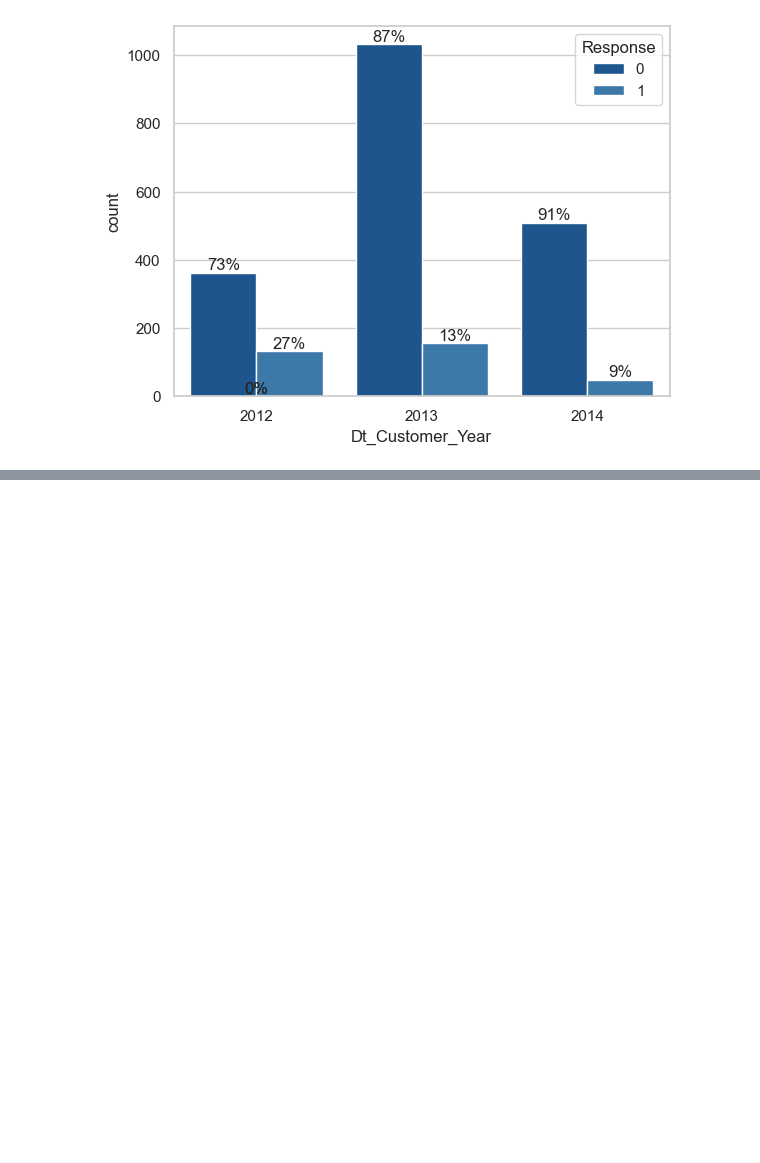
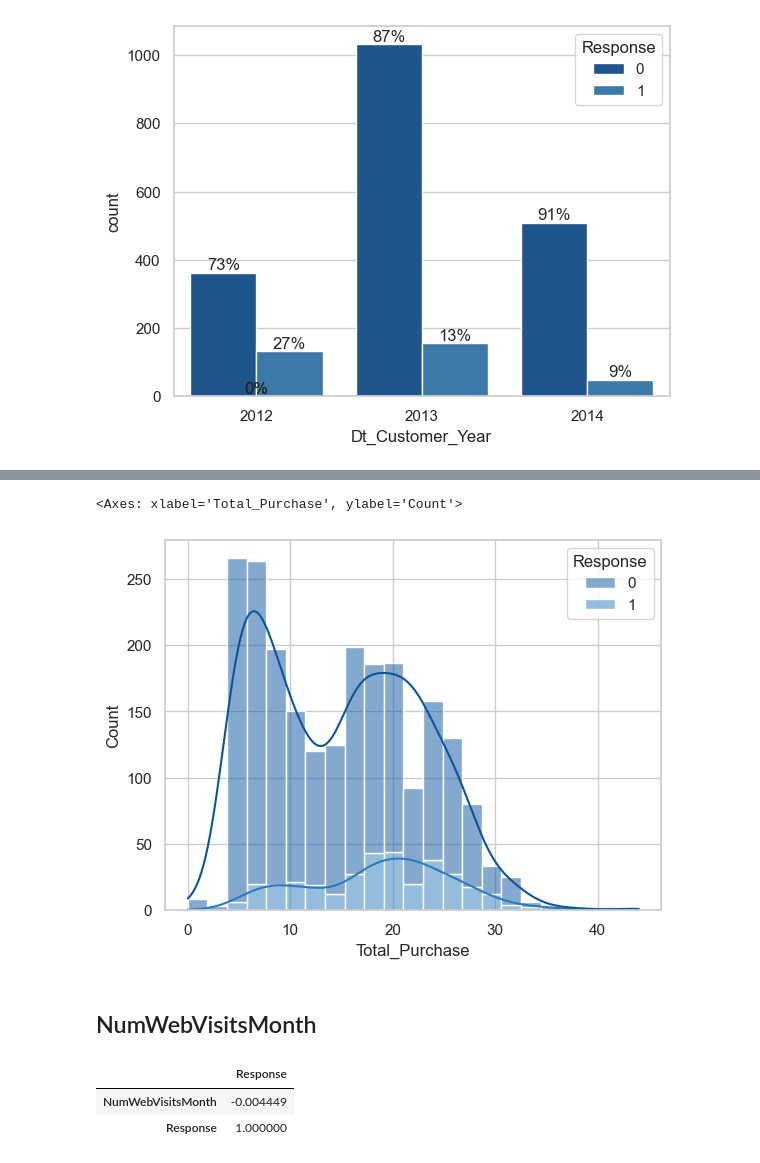
Before and after one commit to FemasAriandaRizki/marketing_analisis, a Jupyter notebook: marketing_analysis.ipynb, the cells around one changed output, grey strips where cells are left out. Cells and saved outputs as stored; diff of their text form; code cells hidden in the pictures; blank space fills up the shorter version.

```diff
--- a/marketing_analysis.ipynb
+++ b/marketing_analysis.ipynb
@@ -379,0 +434,3 @@ barPerc(df, 'Dt_Customer_Year', ax)
+# %%
+purchase_features = [ c for c in df.columns if 'Purchases' in str(c)]
+purchase_features.append('Response')
@@ -379,0 +446,19 @@ barPerc(df, 'Dt_Customer_Year', ax)
+# %%
+df['Total_Purchase'] = df[purchase_features].sum(axis=1)
+# %%
+sns.histplot(data=df, kde=True, x='Total_Purchase', hue='Response', multiple='stack')
+
+# Tidak ada pola unik, atau pemisah antara response 0 dan 1
+# %% [output]
+<Axes: xlabel='Total_Purchase', ylabel='Count'>
+[figure, added]
+# %% [markdown]
+## NumWebVisitsMonth
+# %%
+df[['NumWebVisitsMonth', 'Response']].corr()[['Response']]
+
+# Tidak memiliki korelasi terhadap response karena mendekati nol
+# %% [output]
+|  | Response |
+| NumWebVisitsMonth | -0.004449 |
+| Response | 1.000000 |
```
Also changed, not shown: parts of 20 cells of this notebook.
